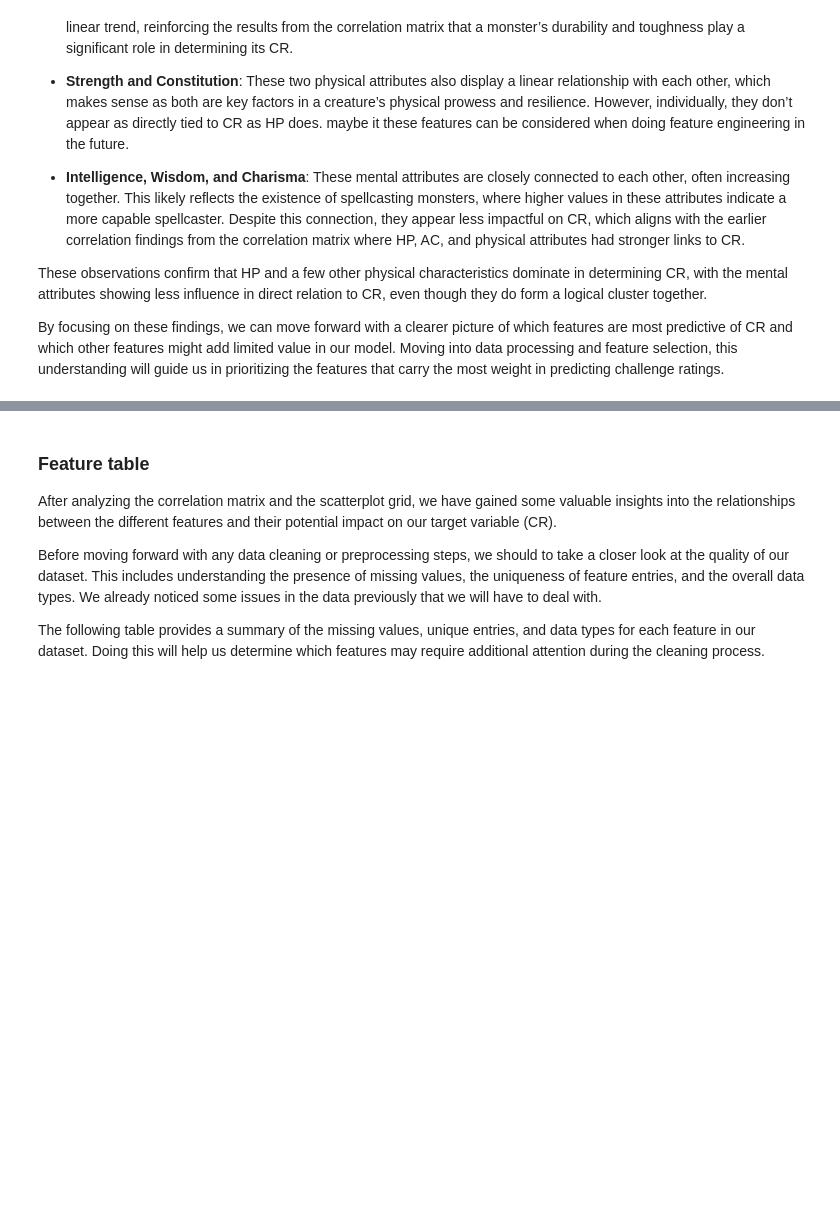
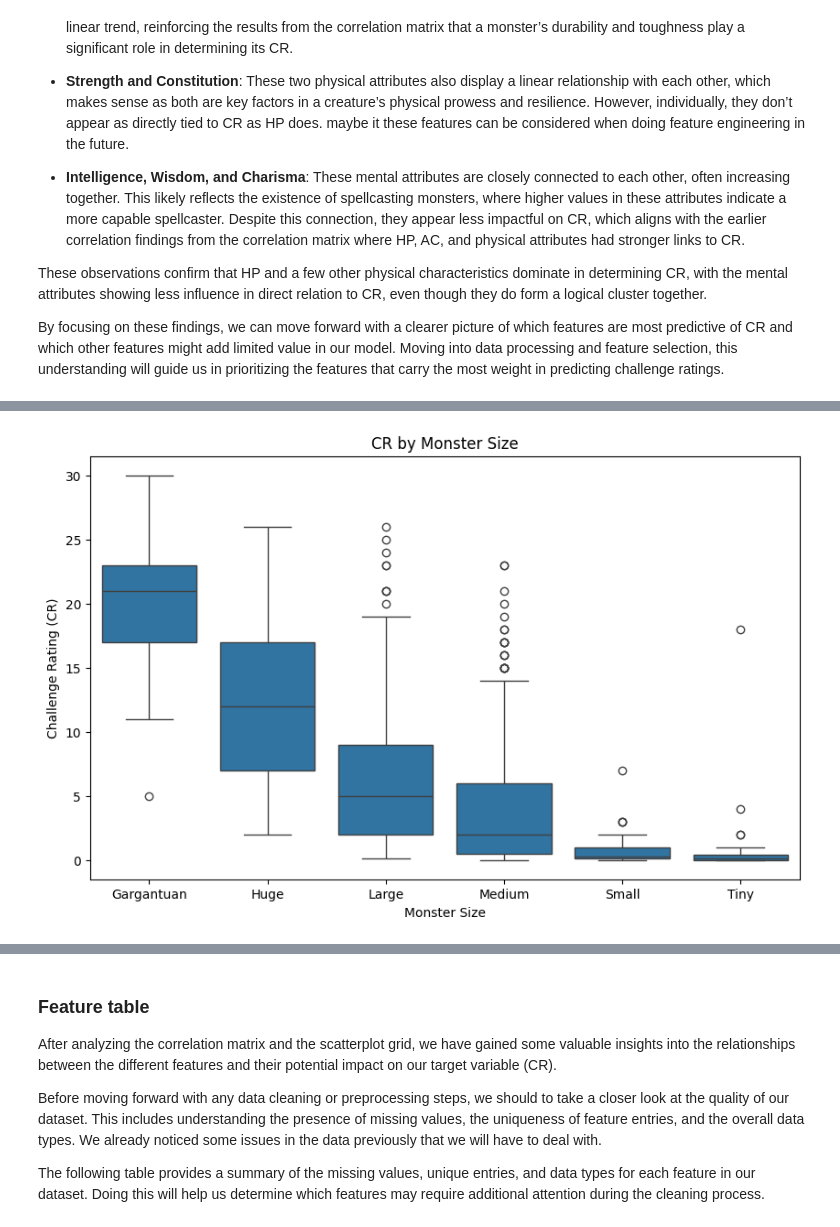
Before and after one commit to duradenzel/Individual-Challange, a Jupyter notebook: Individual challenge.ipynb, the cells around one changed output, grey strips where cells are left out. Drawn from its saved outputs; the diff is of its cells as text; code cells hidden in the pictures; blank space fills up the shorter version.

```diff
--- a/Individual challenge.ipynb
+++ b/Individual challenge.ipynb
@@ -286,0 +302,9 @@ By focusing on these findings, we can move forward with a clearer picture of whi
+# %%
+plt.figure(figsize=(10, 6))
+sns.boxplot(data=df, x='size', y='cr', order=sorted(df['size'].unique()))
+plt.title('CR by Monster Size')
+plt.xlabel('Monster Size')
+plt.ylabel('Challenge Rating (CR)')
+plt.show()
+# %% [output]
+[figure, added]
```
Also changed, not shown: parts of 29 cells of this notebook, 8 other files.
